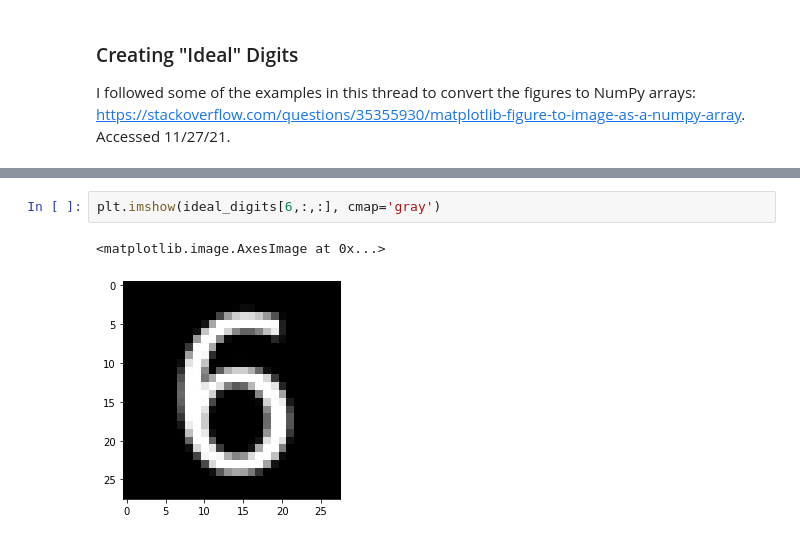
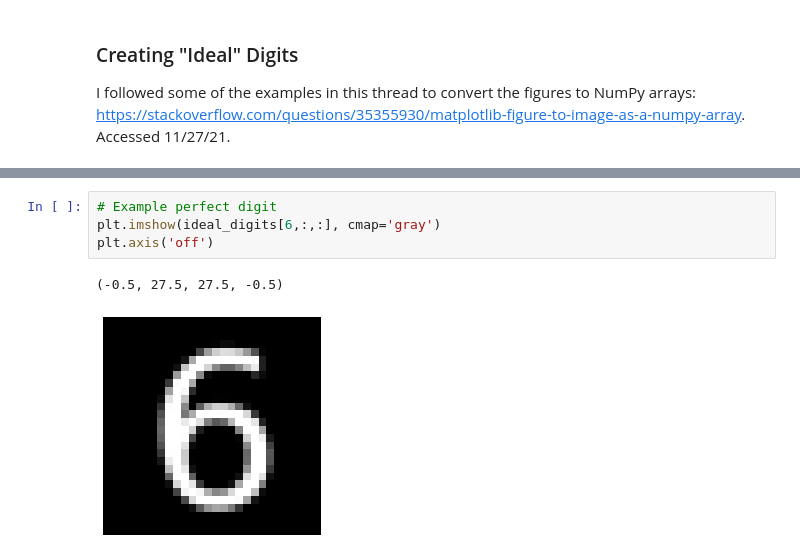
Before and after one commit to khojonat/CMSE202_Tech_1, a Jupyter notebook: ExtremelyScuffedMethod.ipynb, the cells around one changed output, grey strips where cells are left out. Drawn from its saved outputs; the diff is of its cells as text.

```diff
--- a/ExtremelyScuffedMethod.ipynb
+++ b/ExtremelyScuffedMethod.ipynb
@@ -52,7 +69,9 @@ ideal_digits = 255 - ideal_digits
 [figure]
 [figure]
 # %%
+# Example perfect digit
 plt.imshow(ideal_digits[6,:,:], cmap='gray')
+plt.axis('off')
 # %% [output]
-<matplotlib.image.AxesImage at 0x...>
+(-0.5, 27.5, 27.5, -0.5)
-[figure, old version]
+[figure, new version]
```
Also changed, not shown: parts of 10 cells of this notebook, 1 other file.
